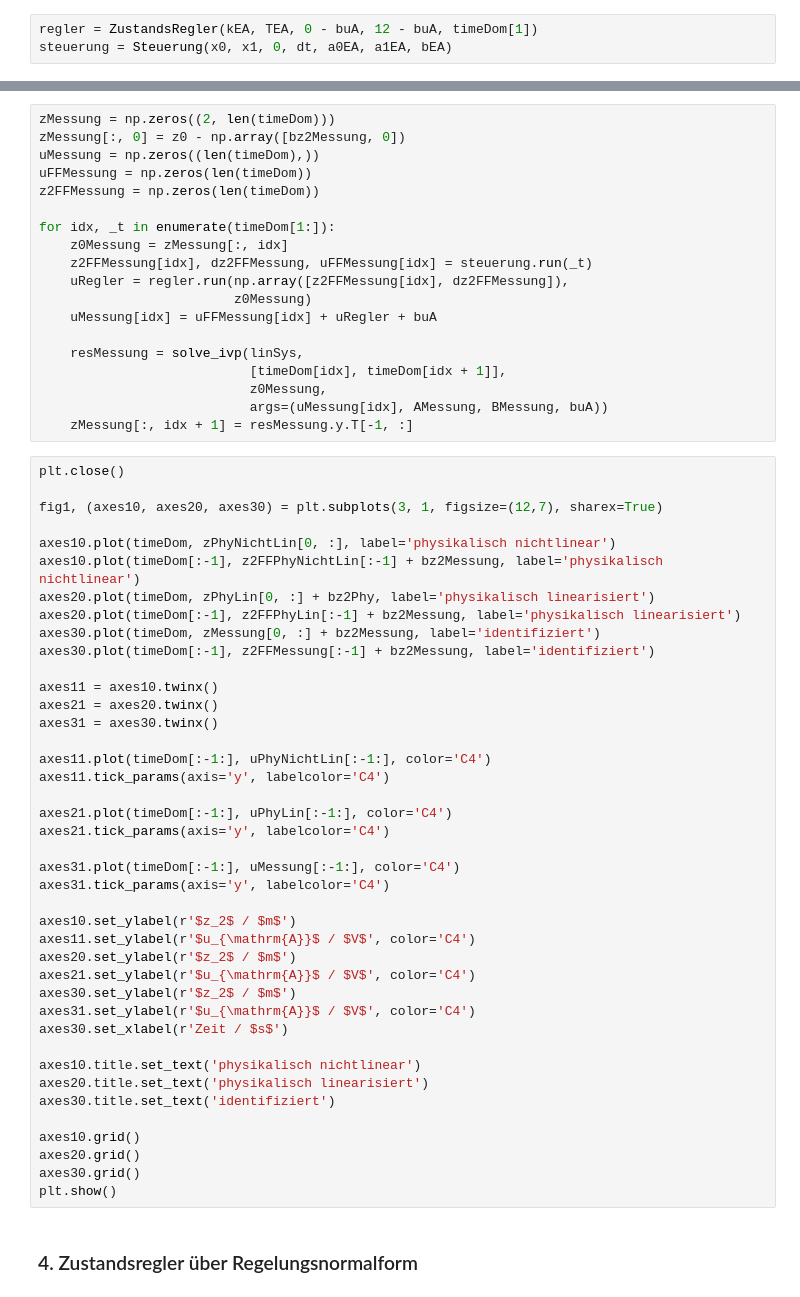
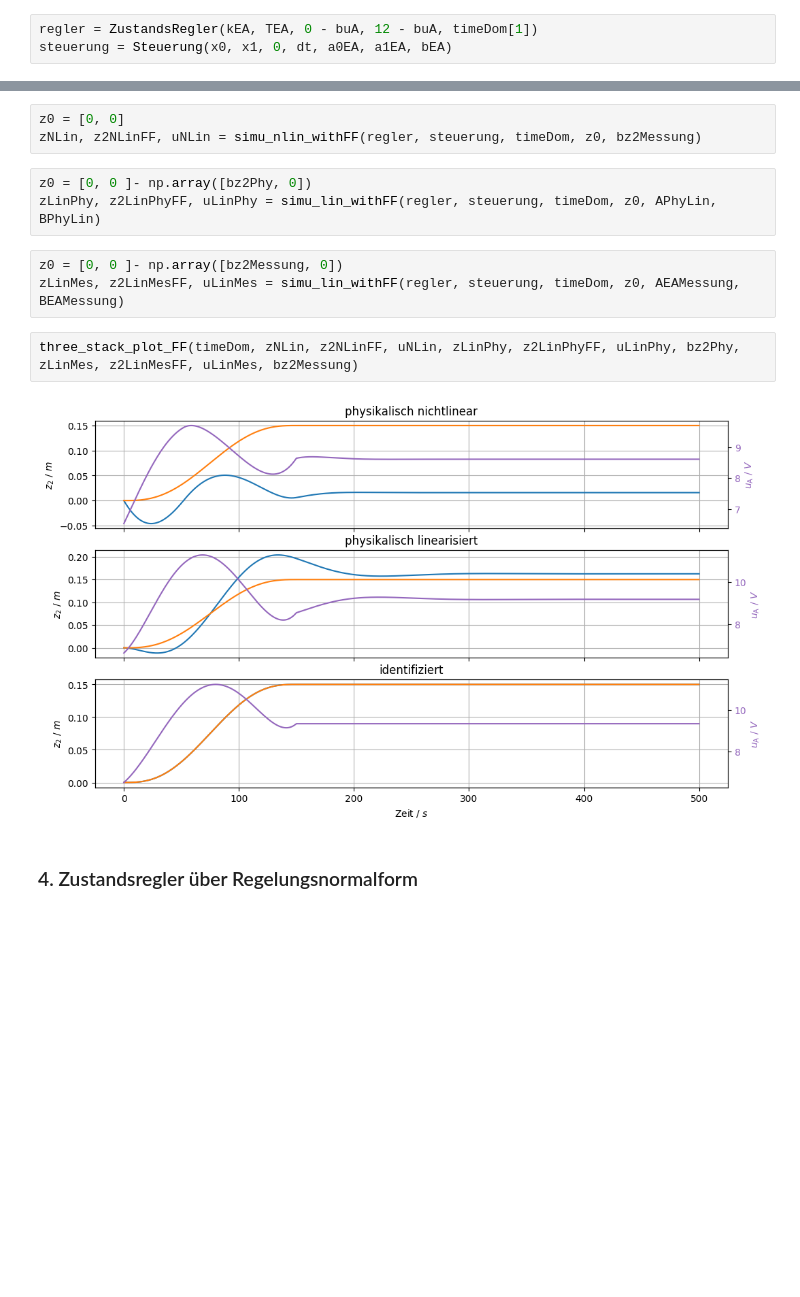
Before and after one commit to umit-iace/lehre-chemie-msr-notebooks, a Jupyter notebook: pr/2Tank-Zustandsreglerentwurf.ipynb, the cells around one changed output, grey strips where cells are left out. Saved outputs shown, nothing was run; the diff lists cells and outputs as text; blank space fills up the shorter version.

```diff
--- a/pr/2Tank-Zustandsreglerentwurf.ipynb
+++ b/pr/2Tank-Zustandsreglerentwurf.ipynb
@@ -280,62 +121,15 @@ for idx, _t in enumerate(timeDom[1:]):
-# %%
-zMessung = np.zeros((2, len(timeDom)))
-zMessung[:, 0] = z0 - np.array([bz2Messung, 0])
-uMessung = np.zeros((len(timeDom),))
-uFFMessung = np.zeros(len(timeDom))
-z2FFMessung = np.zeros(len(timeDom))
-
-for idx, _t in enumerate(timeDom[1:]):
-    z0Messung = zMessung[:, idx]
-    z2FFMessung[idx], dz2FFMessung, uFFMessung[idx] = steuerung.run(_t)
-    uRegler = regler.run(np.array([z2FFMessung[idx], dz2FFMessung]),
-                         z0Messung)
-    uMessung[idx] = uFFMessung[idx] + uRegler + buA
-
-    resMessung = solve_ivp(linSys,
-                           [timeDom[idx], timeDom[idx + 1]],
-                           z0Messung,
-                           args=(uMessung[idx], AMessung, BMessung, buA))
-    zMessung[:, idx + 1] = resMessung.y.T[-1, :]
-# %%
-plt.close()
-
-fig1, (axes10, axes20, axes30) = plt.subplots(3, 1, figsize=(12,7), sharex=True)
-
-axes10.plot(timeDom, zPhyNichtLin[0, :], label='physikalisch nichtlinear')
-axes10.plot(timeDom[:-1], z2FFPhyNichtLin[:-1] + bz2Messung, label='physikalisch nichtlinear')
-axes20.plot(timeDom, zPhyLin[0, :] + bz2Phy, label='physikalisch linearisiert')
-axes20.plot(timeDom[:-1], z2FFPhyLin[:-1] + bz2Messung, label='physikalisch linearisiert')
-axes30.plot(timeDom, zMessung[0, :] + bz2Messung, label='identifiziert')
-axes30.plot(timeDom[:-1], z2FFMessung[:-1] + bz2Messung, label='identifiziert')
-
-axes11 = axes10.twinx()
-axes21 = axes20.twinx()
-axes31 = axes30.twinx()
-
-axes11.plot(timeDom[:-1:], uPhyNichtLin[:-1:], color='C4')
-axes11.tick_params(axis='y', labelcolor='C4')
-
-axes21.plot(timeDom[:-1:], uPhyLin[:-1:], color='C4')
-axes21.tick_params(axis='y', labelcolor='C4')
-
-axes31.plot(timeDom[:-1:], uMessung[:-1:], color='C4')
-axes31.tick_params(axis='y', labelcolor='C4')
-
-axes10.set_ylabel(r'$z_2$ / $m$')
-axes11.set_ylabel(r'$u_{\mathrm{A}}$ / $V$', color='C4')
-axes20.set_ylabel(r'$z_2$ / $m$')
-axes21.set_ylabel(r'$u_{\mathrm{A}}$ / $V$', color='C4')
-axes30.set_ylabel(r'$z_2$ / $m$')
-axes31.set_ylabel(r'$u_{\mathrm{A}}$ / $V$', color='C4')
-axes30.set_xlabel(r'Zeit / $s$')
-
-axes10.title.set_text('physikalisch nichtlinear')
-axes20.title.set_text('physikalisch linearisiert')
-axes30.title.set_text('identifiziert')
-
-axes10.grid()
-axes20.grid()
-axes30.grid()
-plt.show()
+# %%
+z0 = [0, 0]
+zNLin, z2NLinFF, uNLin = simu_nlin_withFF(regler, steuerung, timeDom, z0, bz2Messung)
+# %%
+z0 = [0, 0 ]- np.array([bz2Phy, 0])
+zLinPhy, z2LinPhyFF, uLinPhy = simu_lin_withFF(regler, steuerung, timeDom, z0, APhyLin, BPhyLin)
+# %%
+z0 = [0, 0 ]- np.array([bz2Messung, 0])
+zLinMes, z2LinMesFF, uLinMes = simu_lin_withFF(regler, steuerung, timeDom, z0, AEAMessung, BEAMessung)
+# %%
+three_stack_plot_FF(timeDom, zNLin, z2NLinFF, uNLin, zLinPhy, z2LinPhyFF, uLinPhy, bz2Phy, zLinMes, z2LinMesFF, uLinMes, bz2Messung)
+# %% [output]
+[figure, added]
 # %% [markdown]
 ### 4. Zustandsregler über Regelungsnormalform
```
Also changed, not shown: parts of 95 cells of this notebook, 5 other files.
